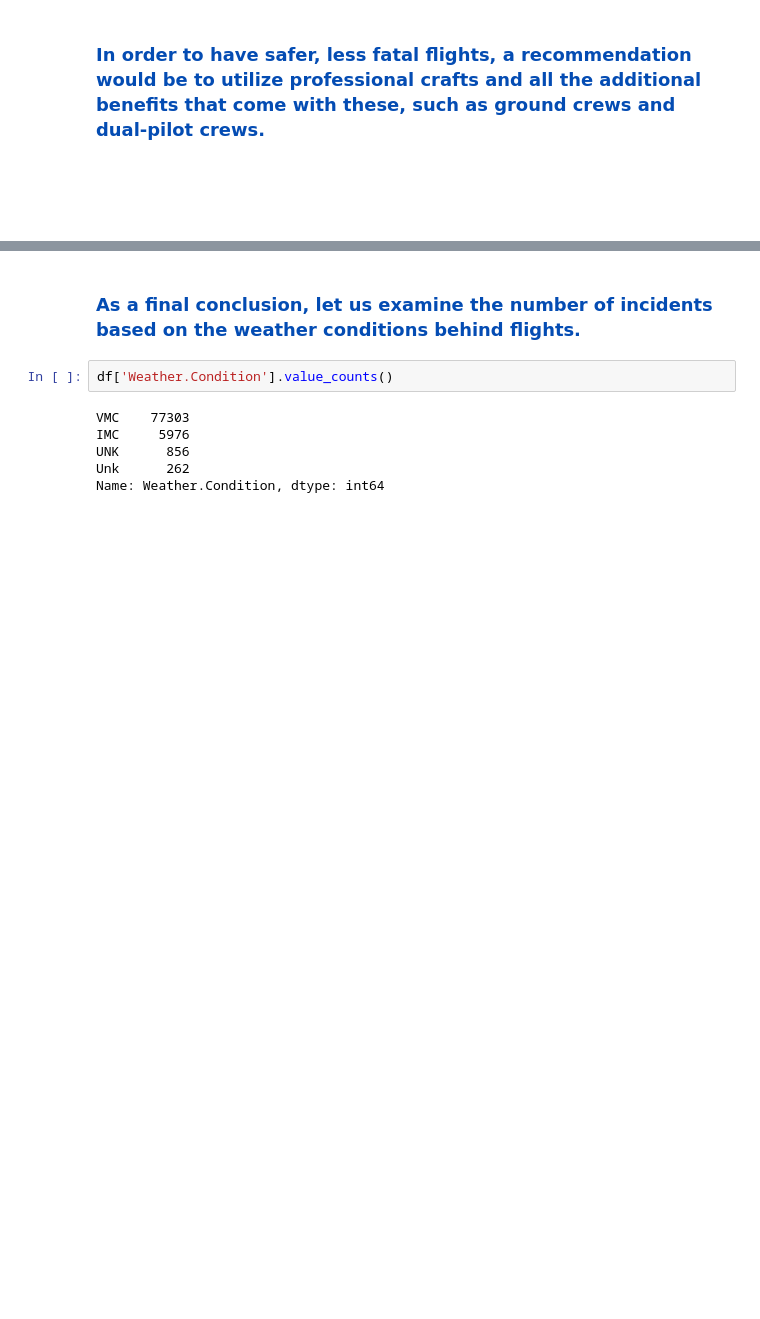
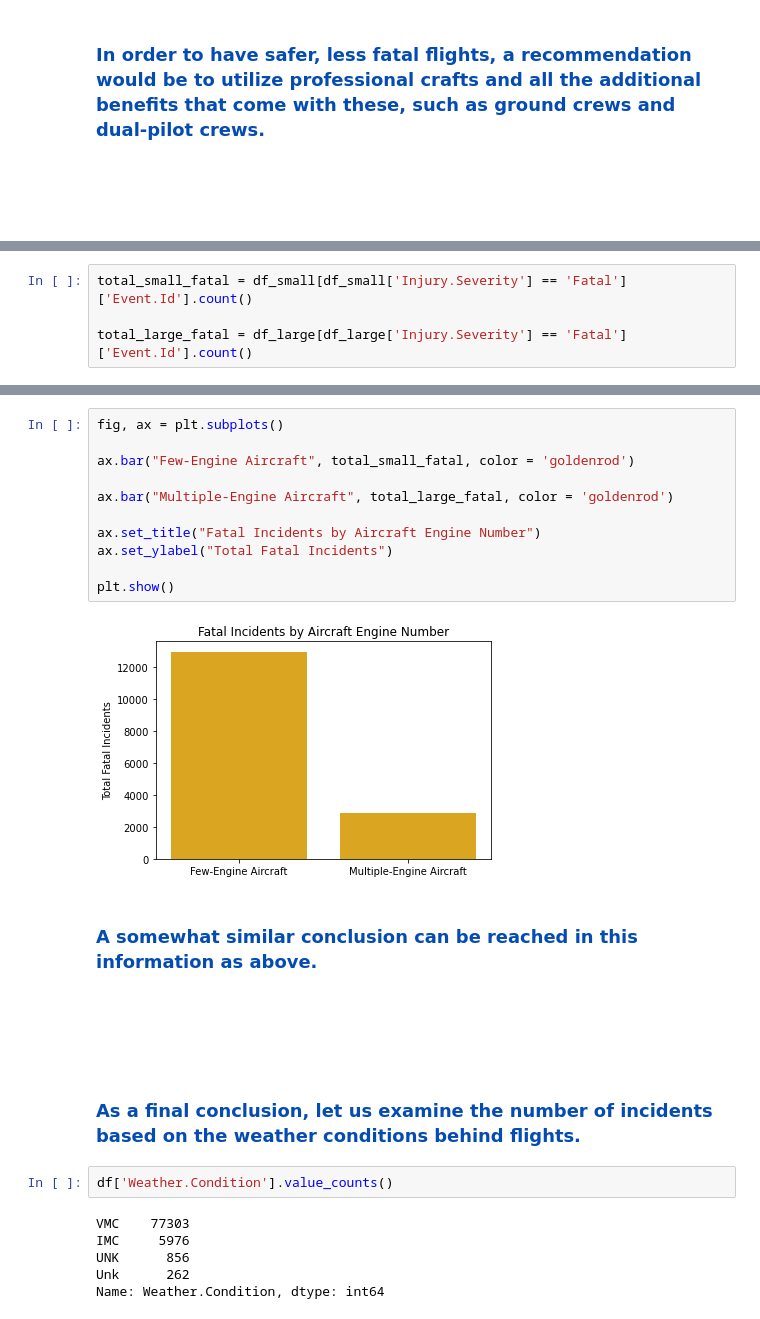
Before and after one commit to a-JAVA-chip-frappuccino/Aviation-Accidents-Analysis, a Jupyter notebook: analysis.ipynb, the cells around one changed output, grey strips where cells are left out. Drawn from its saved outputs; the diff is of its cells as text; blank space fills up the shorter version.

```diff
--- a/analysis.ipynb
+++ b/analysis.ipynb
@@ -175,0 +211,4 @@ plt.show()
+# %%
+total_small_fatal = df_small[df_small['Injury.Severity'] == 'Fatal']['Event.Id'].count()
+
+total_large_fatal = df_large[df_large['Injury.Severity'] == 'Fatal']['Event.Id'].count()
@@ -176,3 +229,22 @@ plt.show()
+# %%
+fig, ax = plt.subplots()
+
+ax.bar("Few-Engine Aircraft", total_small_fatal, color = 'goldenrod')
+
+ax.bar("Multiple-Engine Aircraft", total_large_fatal, color = 'goldenrod')
+
+ax.set_title("Fatal Incidents by Aircraft Engine Number")
+ax.set_ylabel("Total Fatal Incidents")
+
+plt.show()
+# %% [output]
+[figure, added]
+# %% [markdown]
+### <font color = '#044cb3'>A somewhat similar conclusion can be reached in this information as above.
+# %% [markdown]
+<br />
+# %% [markdown]
+<br />
 # %% [markdown]
 ### <font color = '#044cb3'>As a final conclusion, let us examine the number of incidents based on the weather conditions behind flights.
 # %%
```
Also changed, not shown: parts of 11 cells of this notebook.
